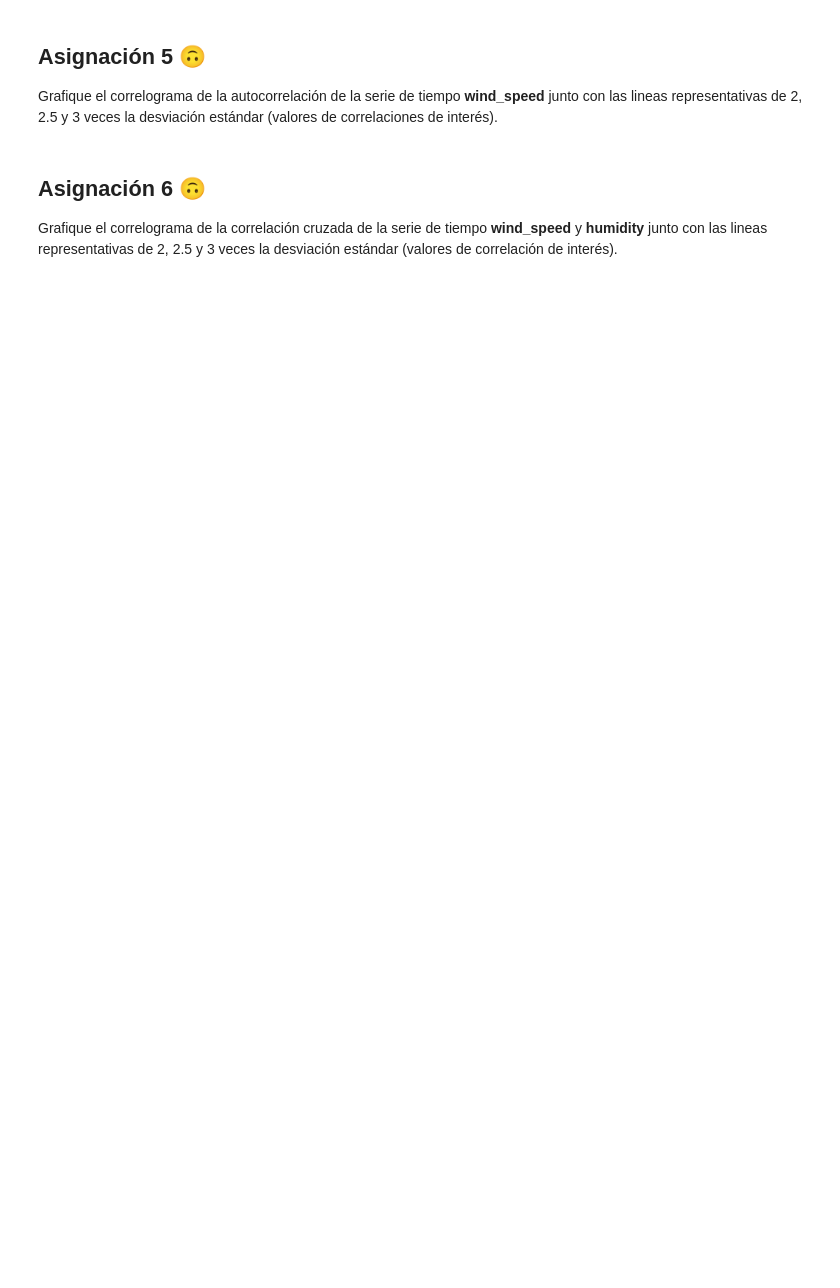
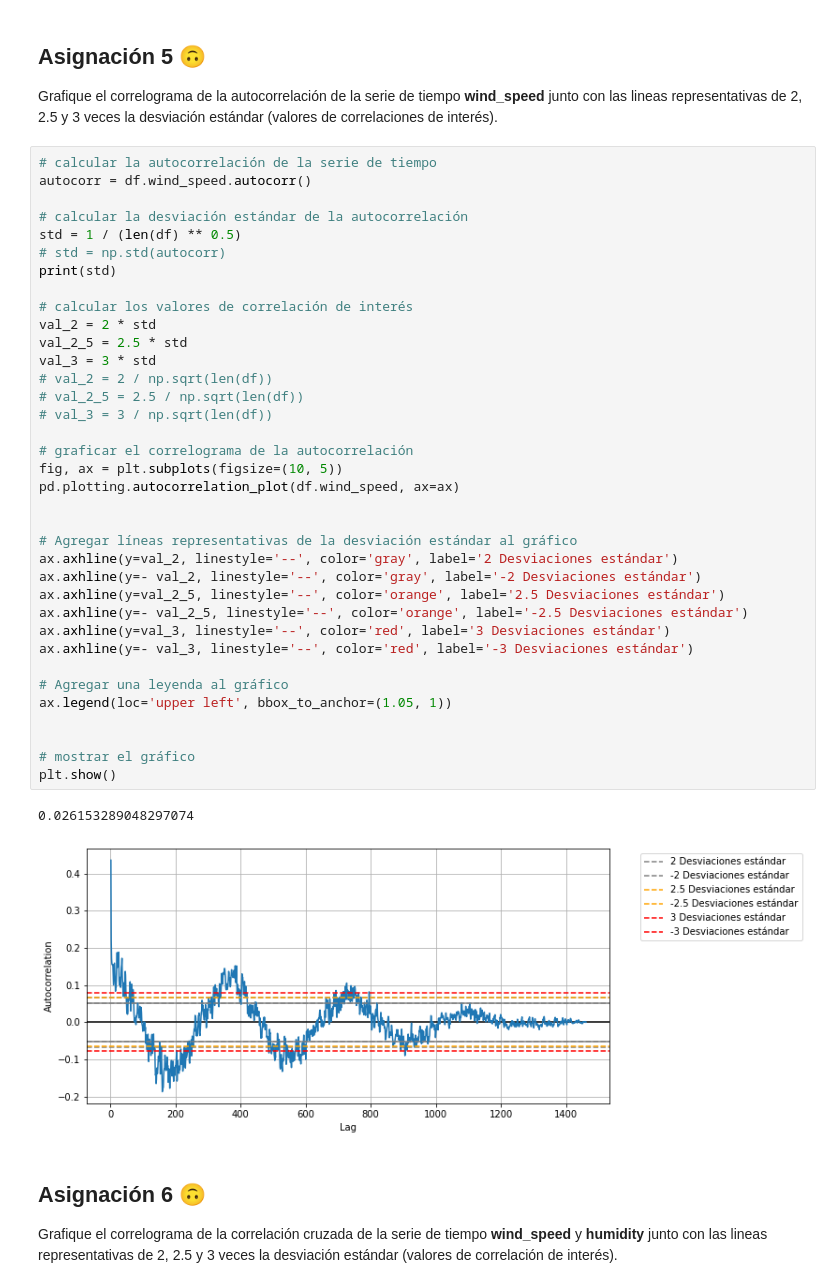
Before and after one commit to svroo/Time_series, a Jupyter notebook: Practica 2/2 - Estimación de Métricas de Dependencia 1.ipynb, the cells around one changed output. Drawn from its saved outputs; the diff is of its cells as text; blank space fills up the shorter version.

```diff
--- a/Practica 2/2 - Estimación de Métricas de Dependencia 1.ipynb
+++ b/Practica 2/2 - Estimación de Métricas de Dependencia 1.ipynb
@@ -178,6 +175,45 @@ def crosscorrelation(
 ## Asignación 5 &#x1F643;
 
 Grafique el correlograma de la autocorrelación de la serie de tiempo __wind_speed__ junto con las lineas representativas de 2, 2.5 y 3 veces la desviación estándar (valores de correlaciones de interés).
+# %%
+# calcular la autocorrelación de la serie de tiempo
+autocorr = df.wind_speed.autocorr()
+
+# calcular la desviación estándar de la autocorrelación
+std = 1 / (len(df) ** 0.5)
+# std = np.std(autocorr)
+print(std)
+
+# calcular los valores de correlación de interés
+val_2 = 2 * std
+val_2_5 = 2.5 * std
+val_3 = 3 * std
+# val_2 = 2 / np.sqrt(len(df))
+# val_2_5 = 2.5 / np.sqrt(len(df))
+# val_3 = 3 / np.sqrt(len(df))
+
+# graficar el correlograma de la autocorrelación
+fig, ax = plt.subplots(figsize=(10, 5))
+pd.plotting.autocorrelation_plot(df.wind_speed, ax=ax)
+
+
+# Agregar líneas representativas de la desviación estándar al gráfico
+ax.axhline(y=val_2, linestyle='--', color='gray', label='2 Desviaciones estándar')
+ax.axhline(y=- val_2, linestyle='--', color='gray', label='-2 Desviaciones estándar')
+ax.axhline(y=val_2_5, linestyle='--', color='orange', label='2.5 Desviaciones estándar')
+ax.axhline(y=- val_2_5, linestyle='--', color='orange', label='-2.5 Desviaciones estándar')
+ax.axhline(y=val_3, linestyle='--', color='red', label='3 Desviaciones estándar')
+ax.axhline(y=- val_3, linestyle='--', color='red', label='-3 Desviaciones estándar')
+
+# Agregar una leyenda al gráfico
+ax.legend(loc='upper left', bbox_to_anchor=(1.05, 1))
+
+
+# mostrar el gráfico
+plt.show()
+# %% [output]
+0.026153289048297074
+[figure, added]
 # %% [markdown]
 ## Asignación 6 &#x1F643;
 
```
Also changed, not shown: parts of 5 cells of this notebook, 3 other files.
